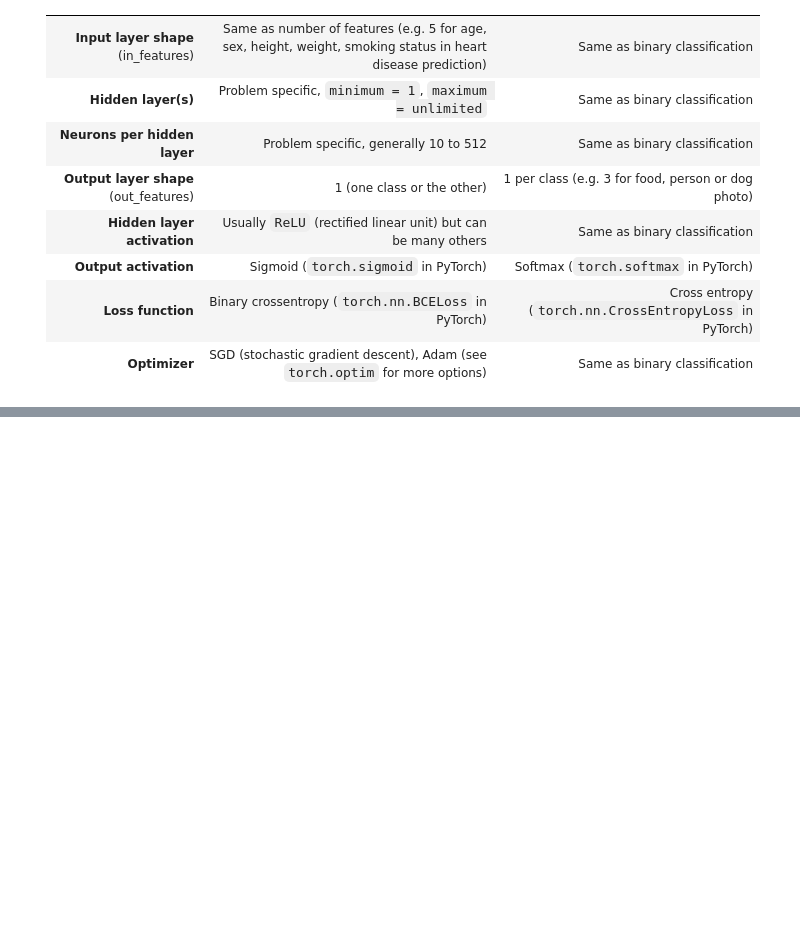
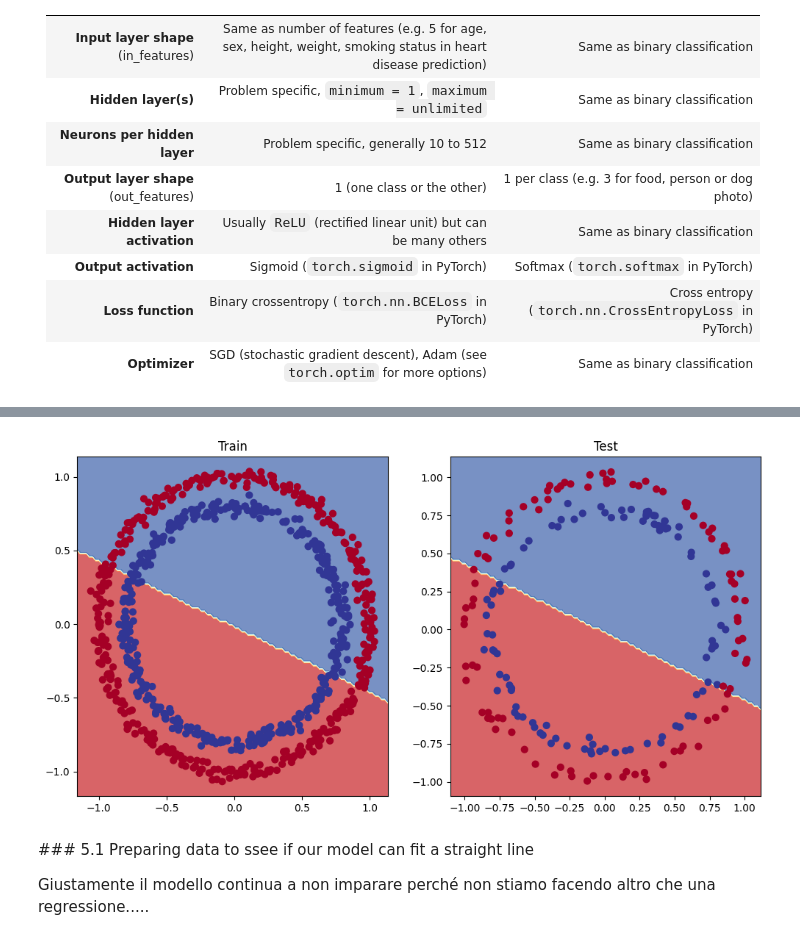
Before and after one commit to Pandagan-85/ztm_pytorch_bootcamp, a Jupyter notebook: 02_PyTorch_Neural_network_Classification.ipynb, the cells around one changed output, grey strips where cells are left out. Saved outputs shown, nothing was run; the diff lists cells and outputs as text; code cells hidden in the pictures; blank space fills up the shorter version.

```diff
--- a/02_PyTorch_Neural_network_Classification.ipynb
+++ b/02_PyTorch_Neural_network_Classification.ipynb
@@ -27,0 +593,19 @@ Il barch size sarà di 32 ([tweet LeCun](https://x.com/ylecun/status/98961020849
+# %%
+class CircleModelV1(nn.Module):
+    def __init__(self):
+        super().__init__()
+
+        self.layer_1 =  nn.Linear(in_features=2, out_features=10)
+        self.layer_2 = nn.Linear(in_features=10, out_features=10)
+        self.layer_3 = nn.Linear(in_features=10, out_features=1)
+
+    def forward(self, x):
+        # z = self.layer_1(x)
+        # z = self.layer_2(x)
+        # z = self.layer_3(x)
+    # return z
+        return self.layer_3(self.layer_2(self.layer_1(x)))
+
+model_1 = CircleModelV1().to(device)
+
+model_1
@@ -27,0 +652,7 @@ Il barch size sarà di 32 ([tweet LeCun](https://x.com/ylecun/status/98961020849
+# %%
+# Create a loss function
+loss_fn = nn.BCEWithLogitsLoss()
+
+# create an optimizer
+optimizer = torch.optim.SGD(params=model_1.parameters(),
+                           lr=0.1)
@@ -27,0 +715,17 @@ Il barch size sarà di 32 ([tweet LeCun](https://x.com/ylecun/status/98961020849
+# %%
+# Plot decision boundary of the model
+
+plt.figure(figsize=(12,6))
+plt.subplot(1,2,1)
+plt.title("Train")
+plot_decision_boundary(model_1, X_train, y_train)
+
+plt.subplot(1,2,2)
+plt.title("Test")
+plot_decision_boundary(model_1, X_test, y_test)
+# %% [output]
+[figure, added]
+# %% [markdown]
+### 5.1 Preparing data to ssee if our model can fit a straight line
+
+Giustamente il modello continua a non imparare perché non stiamo facendo altro che una regressione.....
```
Also changed, not shown: parts of 77 cells of this notebook, 3 other files.
